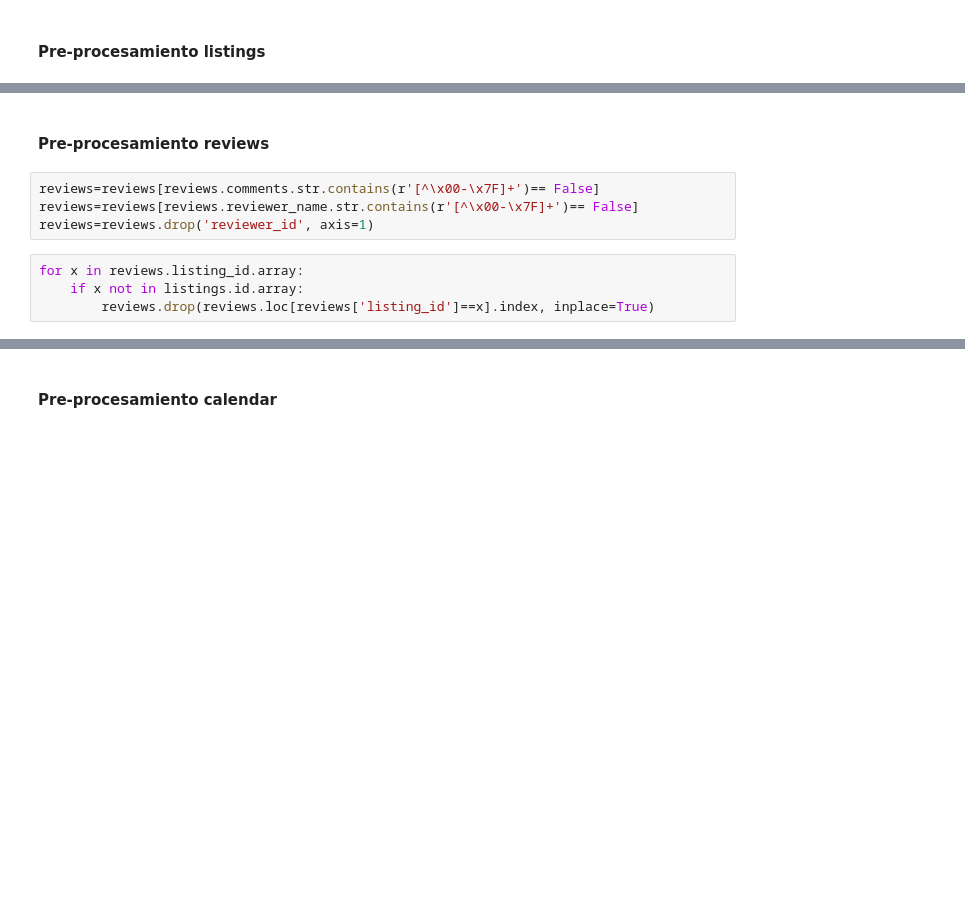
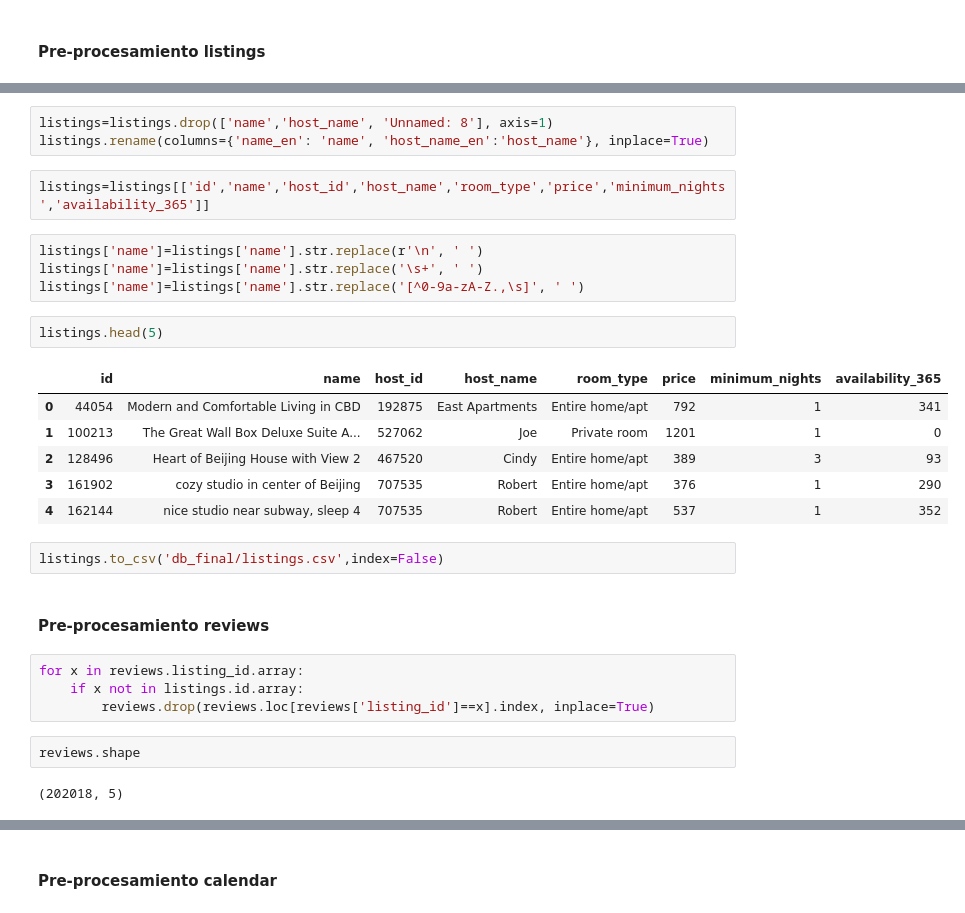
Before and after one commit to imcvis/Proyecto-Base-de-Datos, a Jupyter notebook: Pre-procesamiento.ipynb, the cells around one changed output, grey strips where cells are left out. Cells and saved outputs as stored; diff of their text form; blank space fills up the shorter version.

```diff
--- a/Pre-procesamiento.ipynb
+++ b/Pre-procesamiento.ipynb
@@ -48,10 +80,30 @@ Length: 28448, dtype: int64
+# %%
+listings=listings.drop(['name','host_name', 'Unnamed: 8'], axis=1)
+listings.rename(columns={'name_en': 'name', 'host_name_en':'host_name'}, inplace=True)
+# %%
+listings=listings[['id','name','host_id','host_name','room_type','price','minimum_nights','availability_365']]
+# %%
+listings['name']=listings['name'].str.replace(r'\n', ' ')
+listings['name']=listings['name'].str.replace('\s+', ' ')
+listings['name']=listings['name'].str.replace('[^0-9a-zA-Z.,\s]', ' ')
+# %%
+listings.head(5)
+# %% [output]
+|  | id | name | host_id | host_name | room_type | price | minimum_nights | availability_365 |
+| 0 | 44054 | Modern and Comfortable Living in CBD | 192875 | East Apartments | Entire home/apt | 792 | 1 | 341 |
+| 1 | 100213 | The Great Wall Box Deluxe Suite A... | 527062 | Joe | Private room | 1201 | 1 | 0 |
+| 2 | 128496 | Heart of Beijing House with View 2 | 467520 | Cindy | Entire home/apt | 389 | 3 | 93 |
+| 3 | 161902 | cozy studio in center of Beijing | 707535 | Robert | Entire home/apt | 376 | 1 | 290 |
+| 4 | 162144 | nice studio near subway, sleep 4 | 707535 | Robert | Entire home/apt | 537 | 1 | 352 |
+# %%
+listings.to_csv('db_final/listings.csv',index=False)
 # %% [markdown]
 #### Pre-procesamiento reviews
-# %%
-reviews=reviews[reviews.comments.str.contains(r'[^\x00-\x7F]+')== False]
-reviews=reviews[reviews.reviewer_name.str.contains(r'[^\x00-\x7F]+')== False]
-reviews=reviews.drop('reviewer_id', axis=1)
 # %%
 for x in reviews.listing_id.array:
     if x not in listings.id.array:
         reviews.drop(reviews.loc[reviews['listing_id']==x].index, inplace=True)
+# %%
+reviews.shape
+# %% [output]
+(202018, 5)
```
Also changed, not shown: parts of 37 cells of this notebook, 10 other files.
